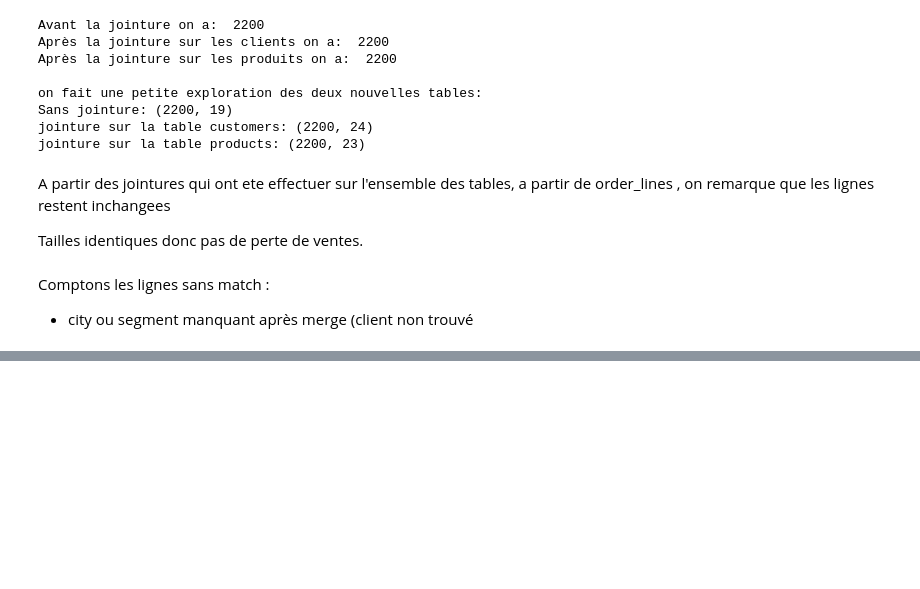
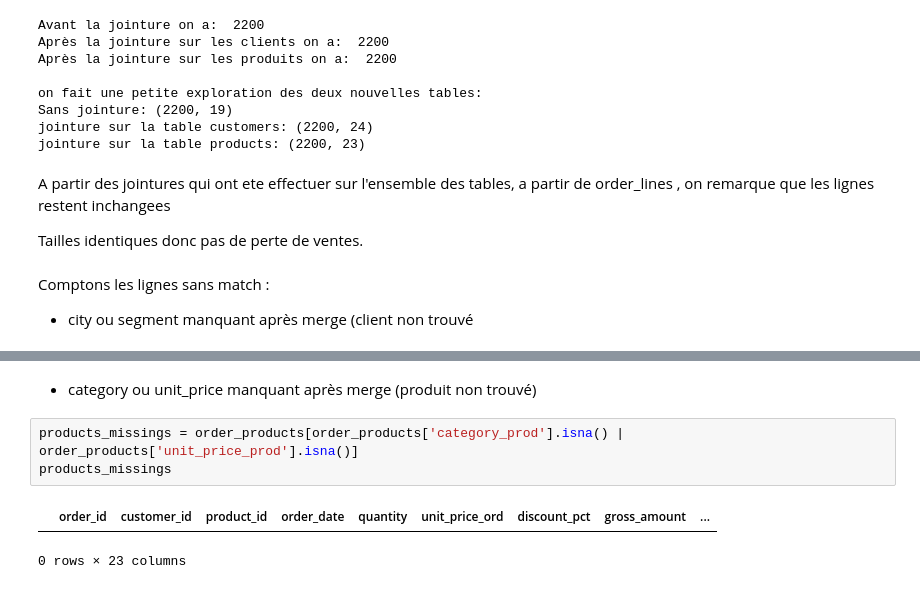
Before and after one commit to Poincare008/Mini_Projet_Pandas, a Jupyter notebook: Mini_Projet_Pandas.ipynb, the cells around one changed output, grey strips where cells are left out. Saved outputs shown, nothing was run; the diff lists cells and outputs as text; blank space fills up the shorter version.

```diff
--- a/Mini_Projet_Pandas.ipynb
+++ b/Mini_Projet_Pandas.ipynb
@@ -783,0 +811,8 @@ KeyError: 'city'
+# %% [markdown]
+- category ou unit_price manquant après merge (produit non trouvé)
+# %%
+products_missings = order_products[order_products['category_prod'].isna() | order_products['unit_price_prod'].isna()]
+products_missings
+# %% [output]
+|  | order_id | customer_id | product_id | order_date | quantity | unit_price_ord | discount_pct | gross_amount | ... |
+0 rows × 23 columns
```
Also changed, not shown: parts of 7 cells of this notebook, 2 other files.
